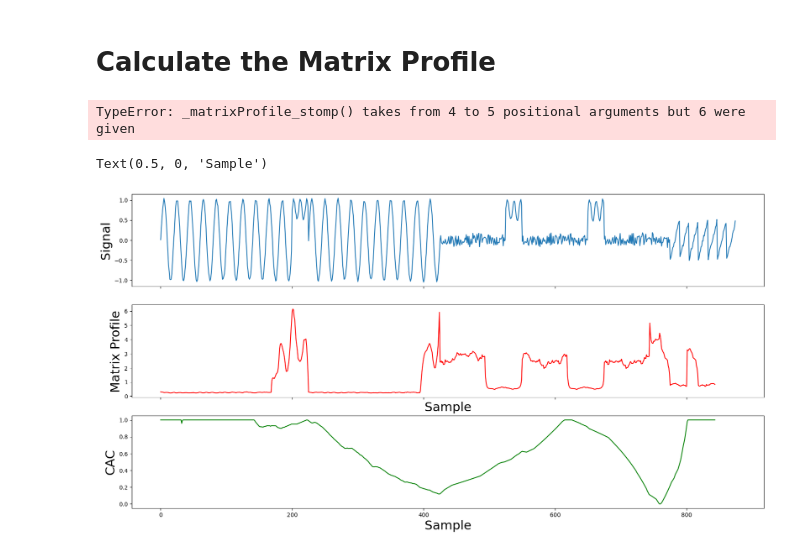
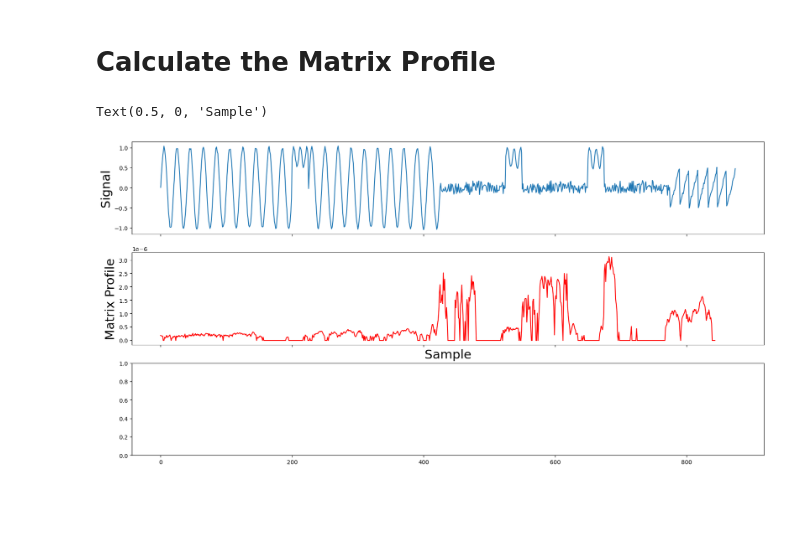
Before and after one commit to S-Nap4/matrixprofile-ts, a Jupyter notebook: docs/examples/Matrix_Profile_Tutorial.ipynb, the cells around one changed output. Cells and saved outputs as stored; diff of their text form; code cells hidden in the pictures; blank space fills up the shorter version.

Commit message:
changes in stmp and motifs discovery

```diff
--- a/docs/examples/Matrix_Profile_Tutorial.ipynb
+++ b/docs/examples/Matrix_Profile_Tutorial.ipynb
@@ -28,32 +28,30 @@ legend = ax1.legend(loc='upper right')
 # %%
 m = 32
 v = 1
-mp = matrixProfile.stomp(pattern, m, v)
+mp = matrixProfile.stmp(pattern, m, v)
 
 # Bonus: calculate the corrected arc curve (CAC) to do semantic segmantation.
-cac = fluss.fluss(mp[1], m)
+#cac = fluss.fluss(mp[1], m)
-# %% [output]
-TypeError: _matrixProfile_stomp() takes from 4 to 5 positional arguments but 6 were given
 # %%
 #Append np.nan to Matrix profile to enable plotting against raw data
 mp_adj = np.append(mp[0],np.zeros(m-1)+np.nan)
 
 #Plot the signal data
 fig, (ax1, ax2, ax3) = plt.subplots(3,1,sharex=True,figsize=(20,10))
 ax1.plot(np.arange(len(pattern)),pattern, label="Synthetic Data")
 ax1.set_ylabel('Signal', size=22)
 
 #Plot the Matrix Profile
 ax2.plot(np.arange(len(mp_adj)),mp_adj, label="Matrix Profile", color='red')
 ax2.set_ylabel('Matrix Profile', size=22)
 ax2.set_xlabel('Sample', size=22)
 
 #Plot the CAC
-ax3.plot(np.arange(len(cac)),cac, label="CAC", color='green')
-ax3.set_ylabel('CAC', size=22)
-ax3.set_xlabel('Sample', size=22)
+#ax3.plot(np.arange(len(cac)),cac, label="CAC", color='green')
+#ax3.set_ylabel('CAC', size=22)
+#ax3.set_xlabel('Sample', size=22)
 # %% [output]
 Text(0.5, 0, 'Sample')
-[figure, old version]
+[figure, new version]
 # %%
 m = 32
```
Also changed, not shown: parts of 8 cells of this notebook, 5 other files.
